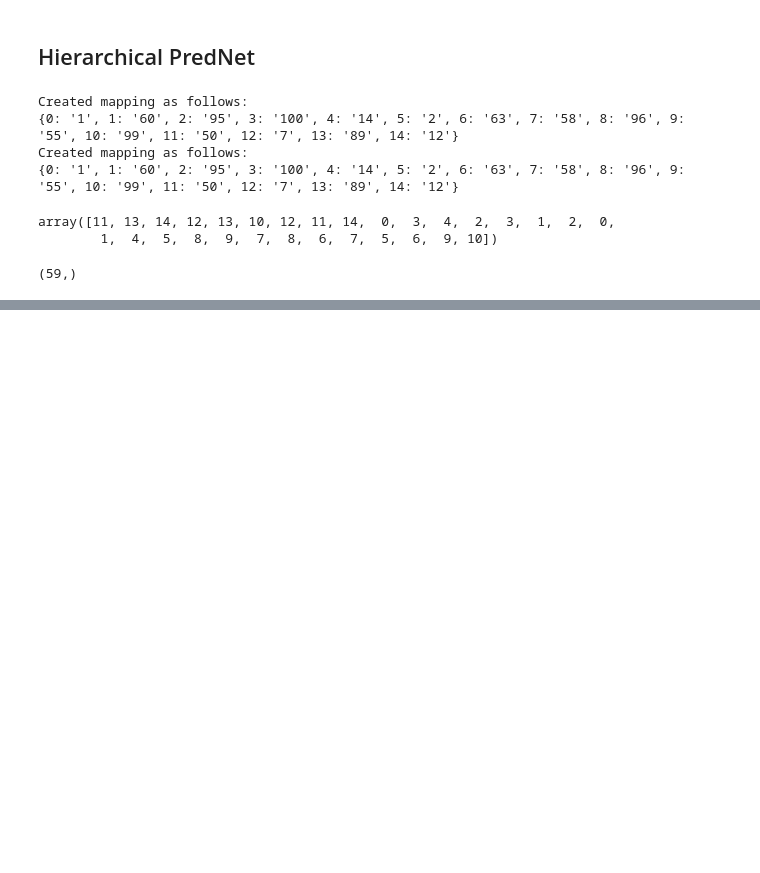
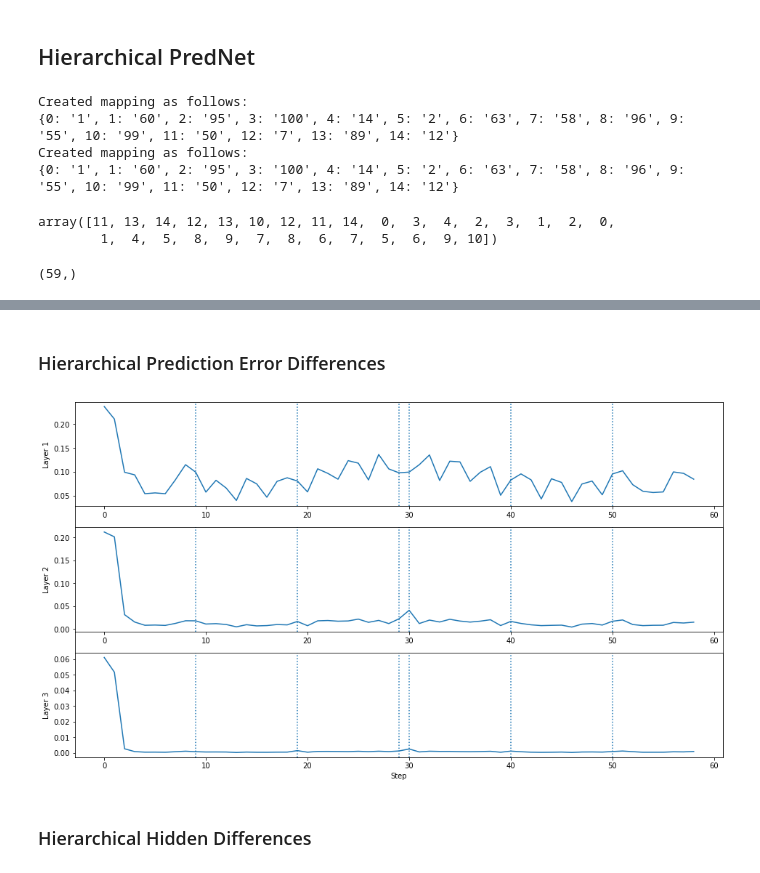
Before and after one commit to APRashedAhmed/predictive-event-segmentation, a Jupyter notebook: docs/source/workbooks/wb-2.1.1-Creating-MDS-Plots-for-PredNet.ipynb, the cells around one changed output, grey strips where cells are left out. Drawn from its saved outputs; the diff is of its cells as text; code cells hidden in the pictures; blank space fills up the shorter version.

```diff
--- a/docs/source/workbooks/wb-2.1.1-Creating-MDS-Plots-for-PredNet.ipynb
+++ b/docs/source/workbooks/wb-2.1.1-Creating-MDS-Plots-for-PredNet.ipynb
@@ -534,3 +603,25 @@ nodes_all.shape
+# %% [markdown]
+### Hierarchical Prediction Error Differences
+# %%
+fig = plt.figure()
+ax_large = fig.add_subplot(111)
+
+for i, out in enumerate(outs['error_diff']):
+    ax = fig.add_subplot(11 + i + len(outs['error_diff'])*100)
+    ax.plot(np.array(out.cpu()).reshape(59))
+    ax.set_ylabel(f'Layer {i+1}')
+    [ax.axes.axvline(b, ls=':') for b in borders]
+    if i == len(outs['error_diff'])-1:
+        ax.set_xlabel('Step')
+
+ax_large.axes.xaxis.set_ticks([])
+ax_large.axes.yaxis.set_ticks([])
+gcf = plt.gcf()
+gcf.set_size_inches(16,9)
+# %% [output]
+[figure, added]
+# %% [markdown]
+### Hierarchical Hidden Differences
 # %%
 fig = plt.figure()
 ax_large = fig.add_subplot(111)
```
Also changed, not shown: parts of 18 cells of this notebook, 1 other file.
